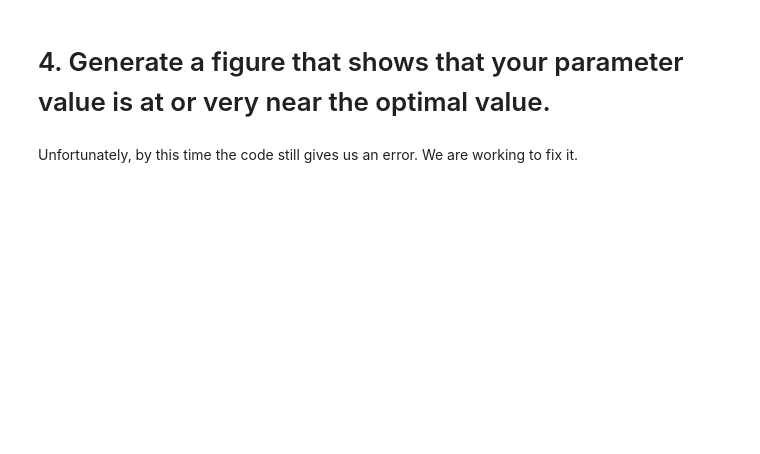
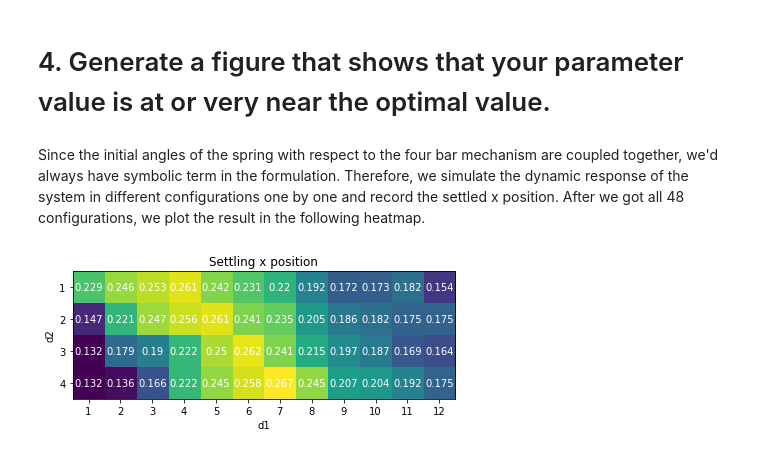
Before and after one commit to cvignola95/cvignola95.github.io, a Jupyter notebook: DesignOptimizationTeam7.ipynb, the cells around one changed output. Drawn from its saved outputs; the diff is of its cells as text; code cells hidden in the pictures; blank space fills up the shorter version.

```diff
--- a/DesignOptimizationTeam7.ipynb
+++ b/DesignOptimizationTeam7.ipynb
@@ -514,4 +573,50 @@ TypeError: ignored
 # %% [markdown]
 # 4. Generate a figure that shows that your parameter value is at or very near the optimal value.
-# %% [markdown]
-Unfortunately, by this time the code still gives us an error. We are working to fix it.
+# %% [markdown]
+Since the initial angles of the spring with respect to the four bar mechanism are coupled together, we'd always have symbolic term in the formulation. Therefore, we simulate the dynamic response of the system in different configurations one by one and record the settled x position. After we got all 48 configurations, we plot the result in the following heatmap.
+# %%
+#%%
+
+# Plot heatmap
+
+d1 = ["1", "2", "3", "4", "5", "6", "7", "8", "9", "10", "11", "12"]
+d2 = ["1", "2", "3", "4"]
+
+xPos = numpy.array([[2.29E-01, 1.47E-01, 1.32E-01, 1.32E-01],
+                    [2.46E-01, 2.21E-01, 1.79E-01, 1.36E-01],
+                    [2.53E-01, 2.47E-01, 1.90E-01, 1.66E-01],
+                    [2.61E-01, 2.56E-01, 2.22E-01, 2.22E-01],
+                    [2.42E-01, 2.61E-01, 2.50E-01, 2.45E-01],
+                    [2.31E-01, 2.41E-01, 2.62E-01, 2.58E-01],
+                    [2.20E-01, 2.35E-01, 2.41E-01, 2.67E-01],
+                    [1.92E-01, 2.05E-01, 2.15E-01, 2.45E-01],
+                    [1.72E-01, 1.86E-01, 1.97E-01, 2.07E-01],
+                    [1.73E-01, 1.82E-01, 1.87E-01, 2.04E-01],
+                    [1.82E-01, 1.75E-01, 1.69E-01, 1.92E-01],
+                    [1.54E-01, 1.75E-01, 1.64E-01, 1.75E-01]])
+
+
+fig, ax = plt.subplots()
+im = ax.imshow(xPos.T)
+
+# We want to show all ticks...
+ax.set_xticks(numpy.arange(len(d1)))
+ax.set_yticks(numpy.arange(len(d2)))
+# ... and label them with the respective list entries
+ax.set_xticklabels(d1)
+ax.set_yticklabels(d2)
+
+ax.set_xlabel('d1')
+ax.set_ylabel('d2')
+
+# Loop over data dimensions and create text annotations.
+for i in range(len(d2)):
+    for j in range(len(d1)):
+        text = ax.text(j, i, xPos.T[i, j],
+                       ha="center", va="center", color="w")
+
+ax.set_title("Settling x position")
+fig.tight_layout()
+plt.show()
+# %% [output]
+[figure, added]
```
Also changed, not shown: parts of 2 cells of this notebook.
